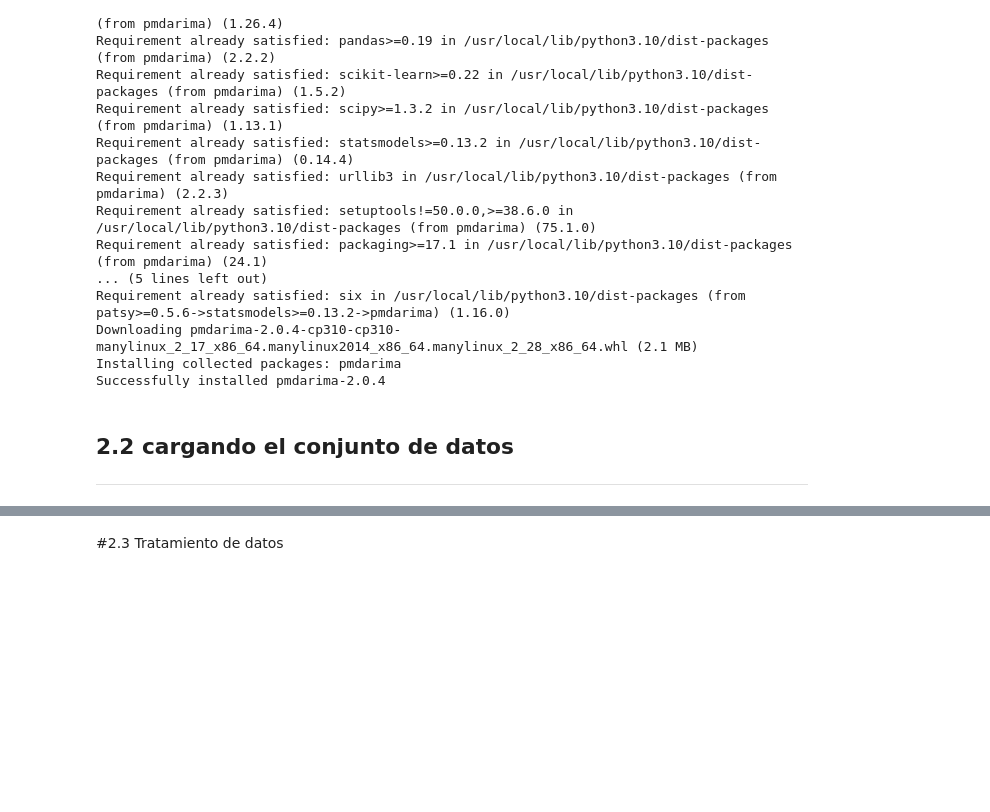
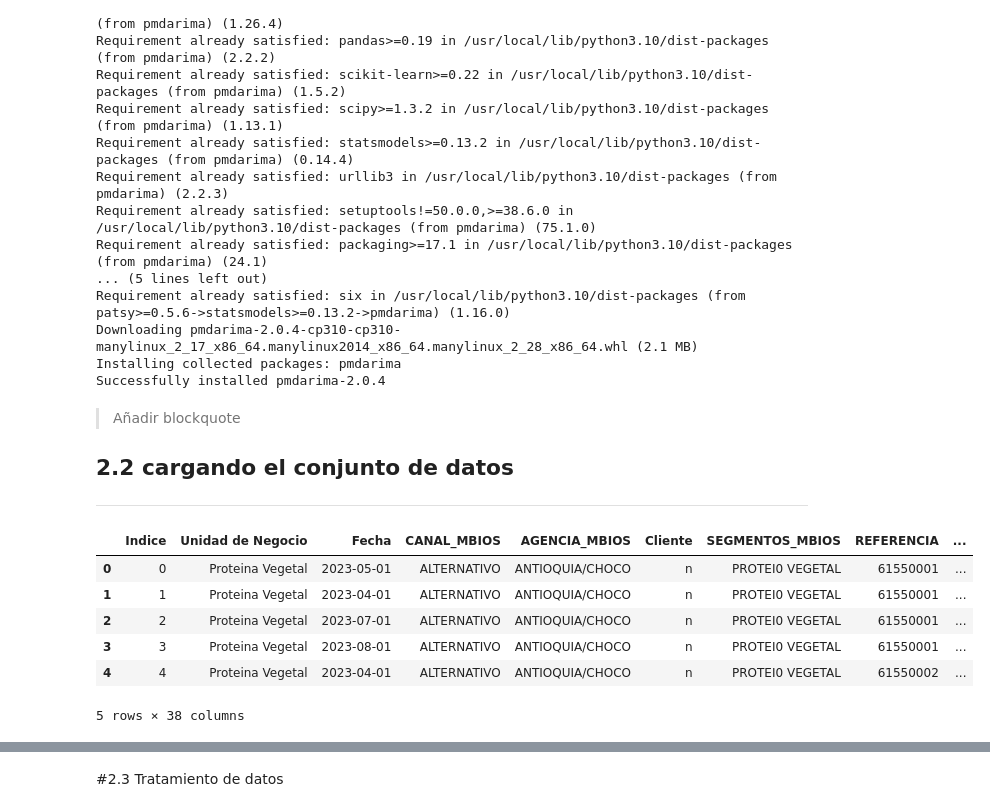
Before and after one commit to sruap1214/202402_EspecializacionCDIA, a Jupyter notebook: grupo_3/PROTEINA VEGETAL.ipynb, the cells around one changed output, grey strips where cells are left out. Drawn from its saved outputs; the diff is of its cells as text; code cells hidden in the pictures; blank space fills up the shorter version.

```diff
--- a/grupo_3/PROTEINA VEGETAL.ipynb
+++ b/grupo_3/PROTEINA VEGETAL.ipynb
@@ -109,6 +118,10 @@ Downloading pmdarima-2.0.4-cp310-cp310-manylinux_2_17_x86_64.manylinux2014_x86_6
 Installing collected packages: pmdarima
 Successfully installed pmdarima-2.0.4
 # %% [markdown]
+
+
+> Añadir blockquote
+
 
 ## 2.2 cargando el conjunto de datos
 
@@ -121,3 +137,13 @@ parametros_df = pd.read_excel('/content/Parametros.xlsx')
+# %%
+ER_df.head()
+# %% [output]
+|  | Indice | Unidad de Negocio | Fecha | CANAL_MBIOS | AGENCIA_MBIOS | Cliente | SEGMENTOS_MBIOS | REFERENCIA | ... |
+| 0 | 0 | Proteina Vegetal | 2023-05-01 | ALTERNATIVO | ANTIOQUIA/CHOCO | n | PROTEI0 VEGETAL | 61550001 | ... |
+| 1 | 1 | Proteina Vegetal | 2023-04-01 | ALTERNATIVO | ANTIOQUIA/CHOCO | n | PROTEI0 VEGETAL | 61550001 | ... |
+| 2 | 2 | Proteina Vegetal | 2023-07-01 | ALTERNATIVO | ANTIOQUIA/CHOCO | n | PROTEI0 VEGETAL | 61550001 | ... |
+| 3 | 3 | Proteina Vegetal | 2023-08-01 | ALTERNATIVO | ANTIOQUIA/CHOCO | n | PROTEI0 VEGETAL | 61550001 | ... |
+| 4 | 4 | Proteina Vegetal | 2023-04-01 | ALTERNATIVO | ANTIOQUIA/CHOCO | n | PROTEI0 VEGETAL | 61550002 | ... |
+5 rows × 38 columns
 # %%
 ventas_df.head()
 # %% [output]
```
Also changed, not shown: parts of 10 cells of this notebook.
